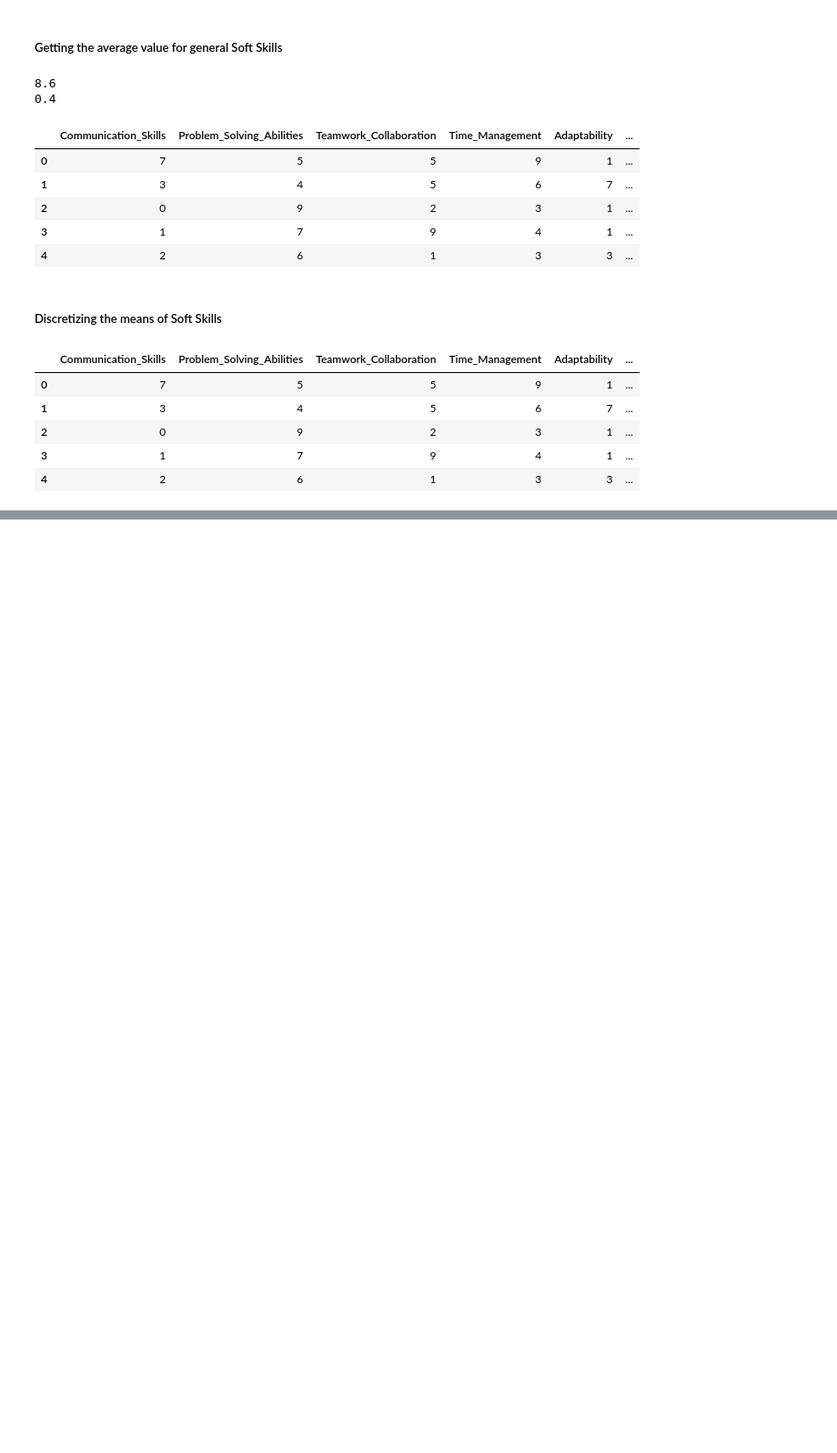
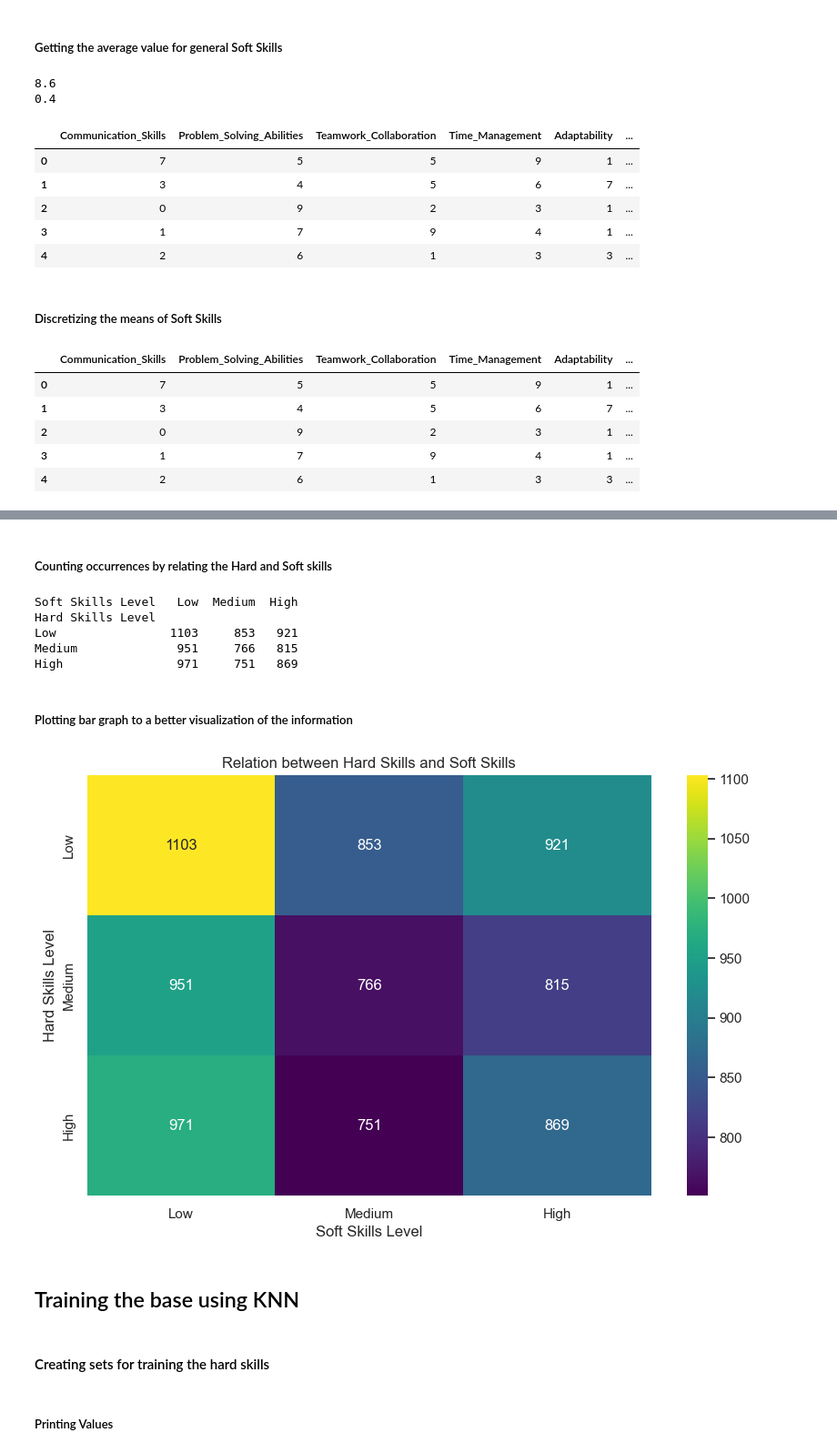
Before and after one commit to akitodr/dataMiningProject, a Jupyter notebook: main.ipynb, the cells around one changed output, grey strips where cells are left out. Shown at 91% size. Drawn from its saved outputs; the diff is of its cells as text; code cells hidden in the pictures; blank space fills up the shorter version.

```diff
--- a/main.ipynb
+++ b/main.ipynb
@@ -554,0 +561,8 @@ softskills_disct_df.head()
+# %%
+cols_to_drop = column_names[:20] + [column_names[23]] + [column_names[25]]
+
+educ_df = df.copy()
+for col in cols_to_drop:
+    educ_df = educ_df.drop(col, axis=1)
+
+educ_df.head()
@@ -554,0 +726,27 @@ softskills_disct_df.head()
+# %% [markdown]
+##### Counting occurrences by relating the Hard and Soft skills
+# %%
+relation_df = final_df.groupby(['Hard Skills Level', 'Soft Skills Level']).size().unstack(fill_value=0)
+
+print(relation_df)
+# %% [output]
+Soft Skills Level   Low  Medium  High
+Hard Skills Level
+Low                1103     853   921
+Medium              951     766   815
+High                971     751   869
+# %% [markdown]
+##### Plotting bar graph to a better visualization of the information
+# %%
+plt.figure(figsize=(10, 6))
+sns.heatmap(data=relation_df, annot=True, cmap='viridis', fmt='d')
+plt.title('Relation between Hard Skills and Soft Skills')
+plt.xlabel('Soft Skills Level')
+plt.ylabel('Hard Skills Level')
+plt.show()
+# %% [output]
+[figure, added]
+# %% [markdown]
+## Training the base using KNN
+# %% [markdown]
+#### Creating sets for training the hard skills
@@ -554,0 +756,2 @@ softskills_disct_df.head()
+# %% [markdown]
+##### Printing Values
```
Also changed, not shown: parts of 62 cells of this notebook.
